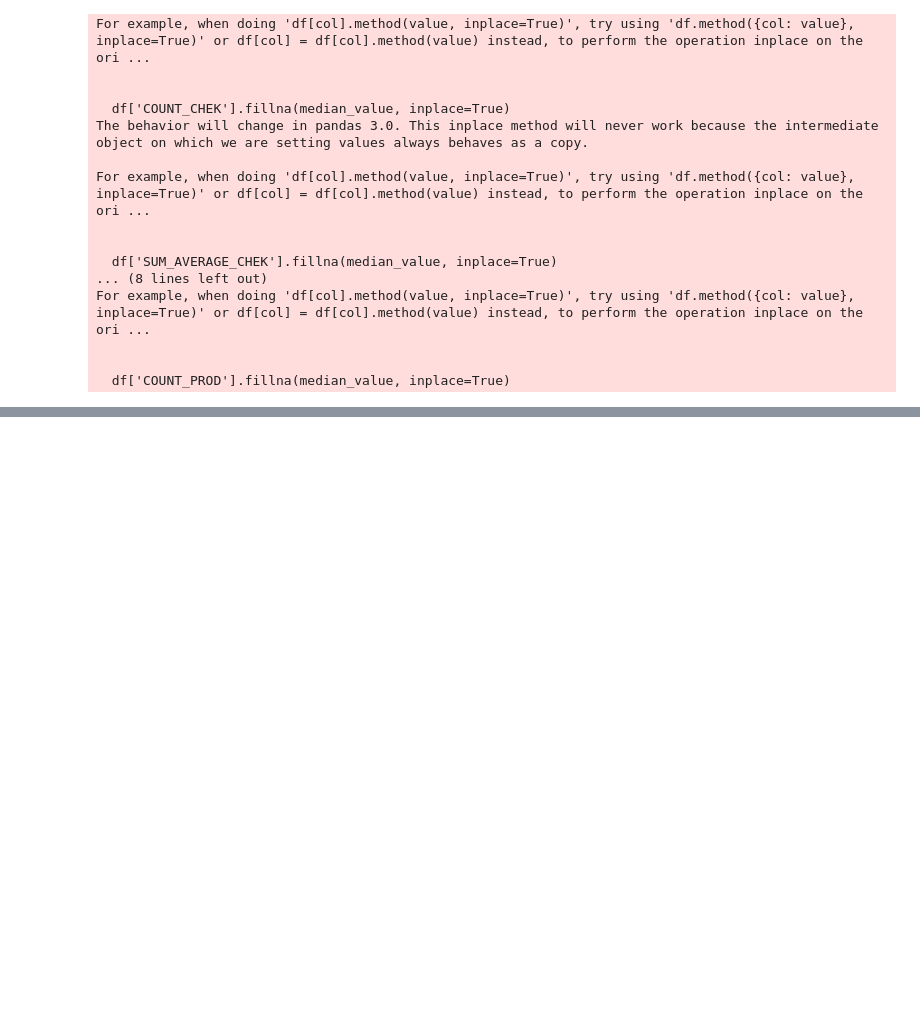
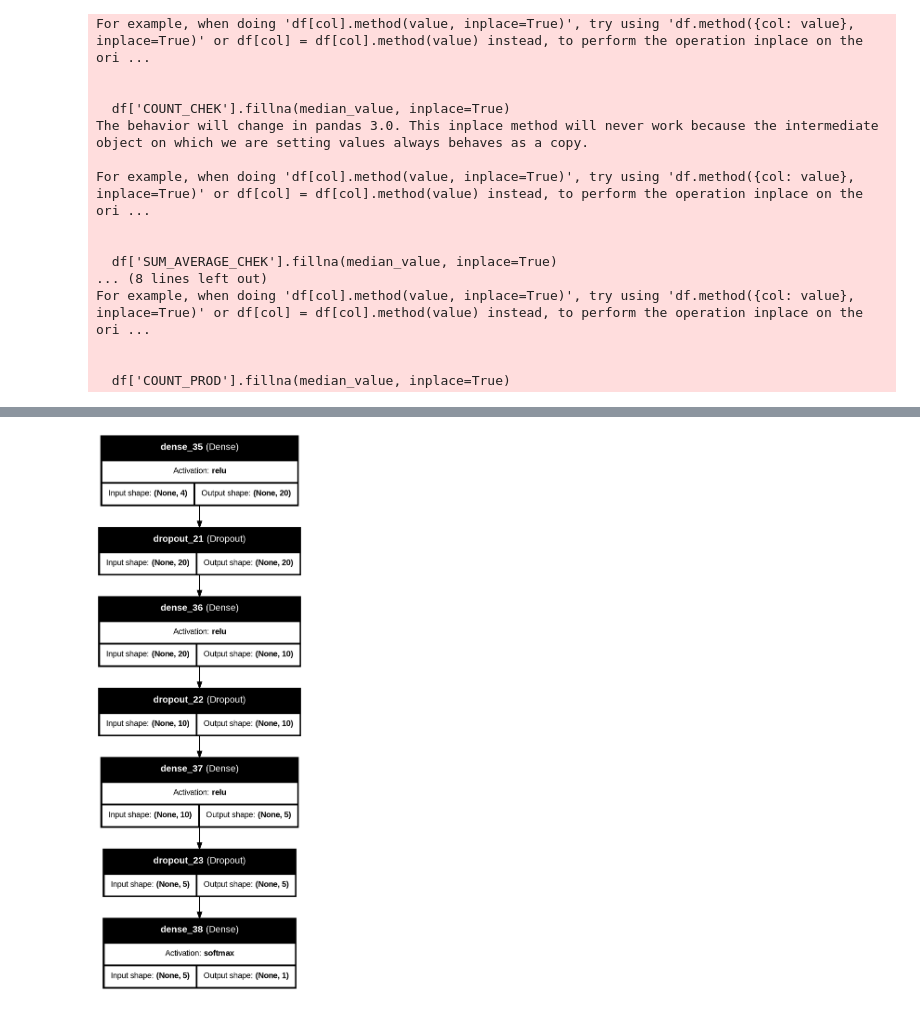
Before and after one commit to Maxxx-VS/Machine_Learning, a Jupyter notebook: Igor_testovoe.ipynb, the cells around one changed output, grey strips where cells are left out. Drawn from its saved outputs; the diff is of its cells as text; code cells hidden in the pictures; blank space fills up the shorter version.

```diff
--- a/Igor_testovoe.ipynb
+++ b/Igor_testovoe.ipynb
@@ -176,0 +271,14 @@ print(f'Прогноз годового кол-ва штук = {round(mean_B * 3
+# %%
+model = models.Sequential()
+model.add(layers.Dense(20, activation='relu', input_shape=(4,)))
+model.add(layers.Dropout(0.1))
+model.add(layers.Dense(10, activation='relu'))
+model.add(layers.Dropout(0.1))
+model.add(layers.Dense(5, activation='relu'))
+model.add(layers.Dropout(0.1))
+model.add(layers.Dense(1, activation='softmax'))
+# %%
+from keras import utils
+utils.plot_model(model, to_file='model_plot.png', show_shapes=True, show_layer_names=True, show_layer_activations=True)
+# %% [output]
+[figure, added]
```
Also changed, not shown: parts of 31 cells of this notebook.
